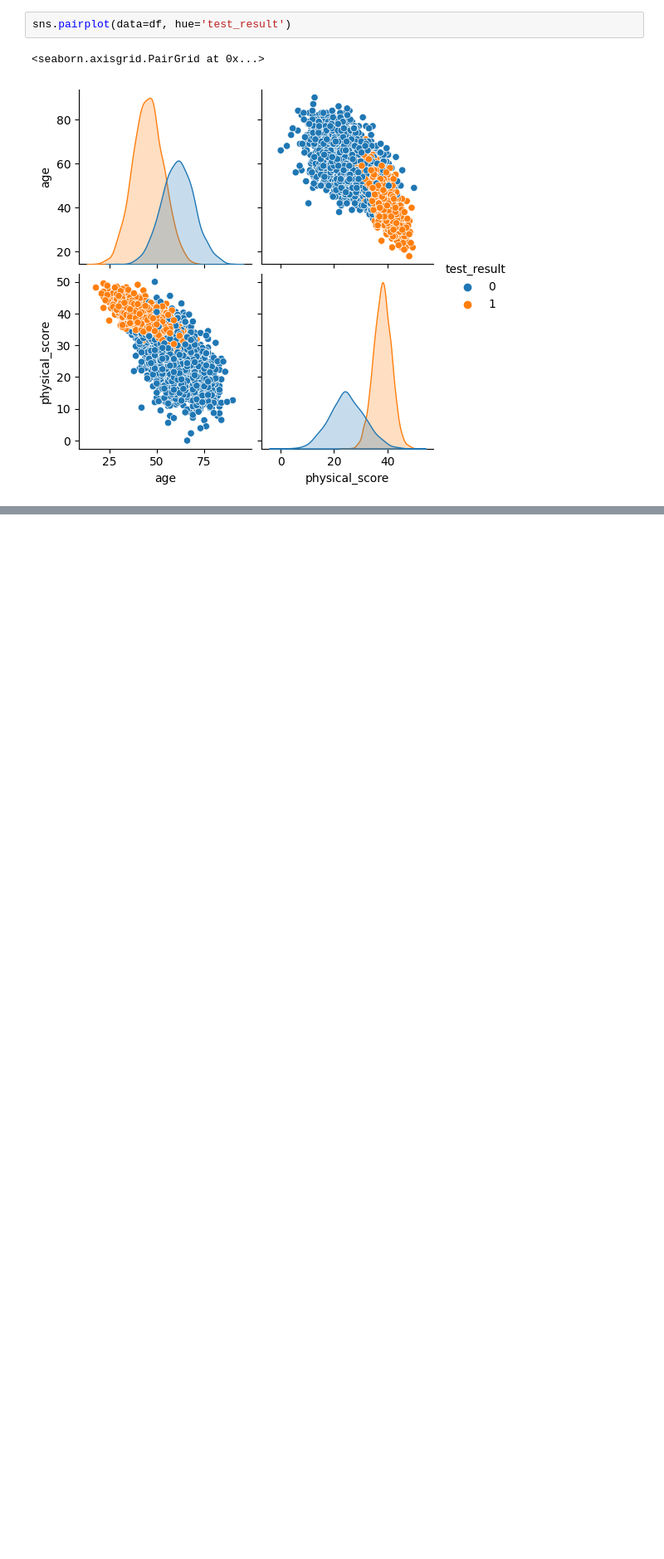
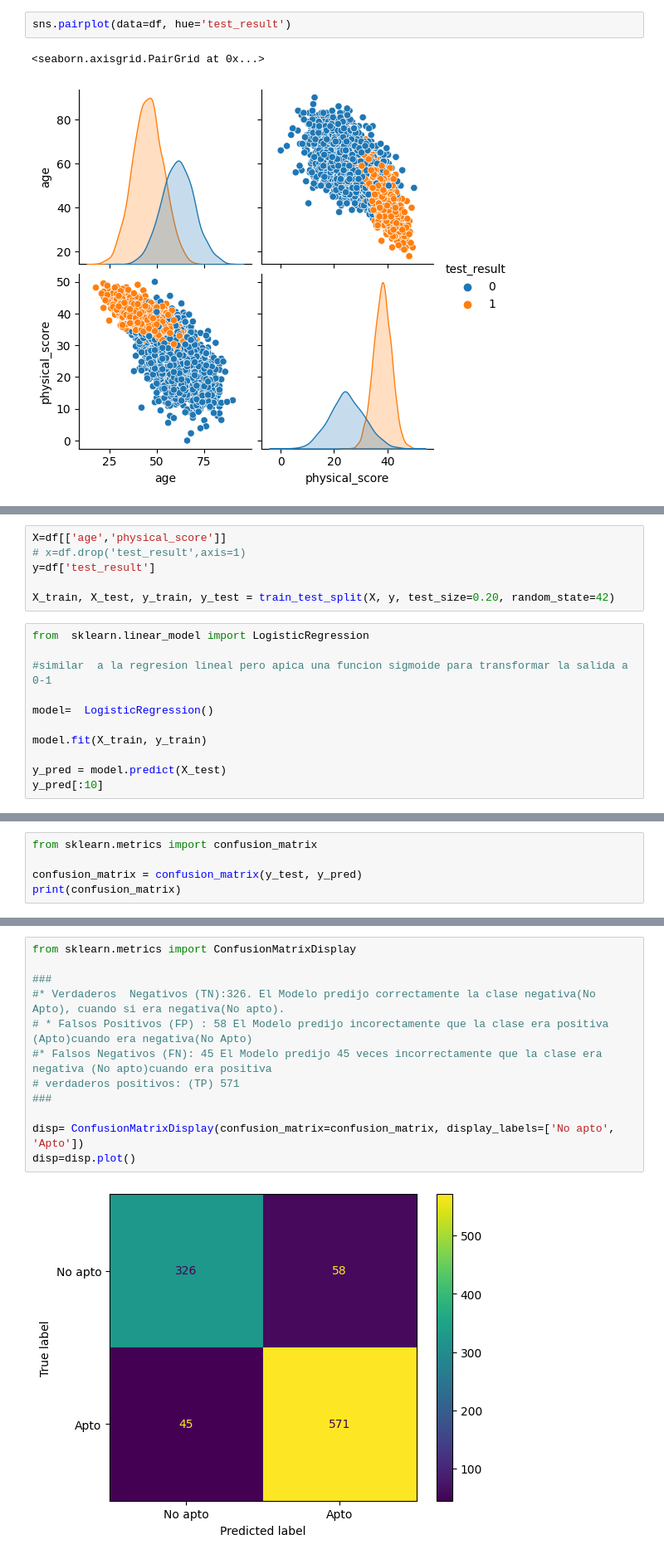
Before and after one commit to Edumacassi/curso_analisis_datos-main, a Jupyter notebook: m6-ml/3,clasificacion/1.clasificacion_binaria.ipynb, the cells around one changed output, grey strips where cells are left out. Shown: that part at 83% size. Drawn from its saved outputs; the diff is of its cells as text; blank space fills up the shorter version.

```diff
--- a/m6-ml/3,clasificacion/1.clasificacion_binaria.ipynb
+++ b/m6-ml/3,clasificacion/1.clasificacion_binaria.ipynb
@@ -50,0 +76,17 @@ sns.heatmap(df_corr, cmap='viridis', annot=True);
+# %%
+X=df[['age','physical_score']]
+# x=df.drop('test_result',axis=1)
+y=df['test_result']
+
+X_train, X_test, y_train, y_test = train_test_split(X, y, test_size=0.20, random_state=42)
+# %%
+from  sklearn.linear_model import LogisticRegression
+
+#similar  a la regresion lineal pero apica una funcion sigmoide para transformar la salida a 0-1
+
+model=  LogisticRegression()
+
+model.fit(X_train, y_train)
+
+y_pred = model.predict(X_test)
+y_pred[:10]
@@ -50,0 +95,5 @@ sns.heatmap(df_corr, cmap='viridis', annot=True);
+# %%
+from sklearn.metrics import confusion_matrix
+
+confusion_matrix = confusion_matrix(y_test, y_pred)
+print(confusion_matrix)
@@ -50,0 +103,14 @@ sns.heatmap(df_corr, cmap='viridis', annot=True);
+# %%
+from sklearn.metrics import ConfusionMatrixDisplay
+
+###
+#* Verdaderos  Negativos (TN):326. El Modelo predijo correctamente la clase negativa(No Apto), cuando si era negativa(No apto).
+# * Falsos Positivos (FP) : 58 El Modelo predijo incorectamente que la clase era positiva (Apto)cuando era negativa(No Apto)
+#* Falsos Negativos (FN): 45 El Modelo predijo 45 veces incorrectamente que la clase era negativa (No apto)cuando era positiva
+# verdaderos positivos: (TP) 571
+###
+
+disp= ConfusionMatrixDisplay(confusion_matrix=confusion_matrix, display_labels=['No apto', 'Apto'])
+disp=disp.plot()
+# %% [output]
+[figure, added]
```
Also changed, not shown: parts of 16 cells of this notebook.
